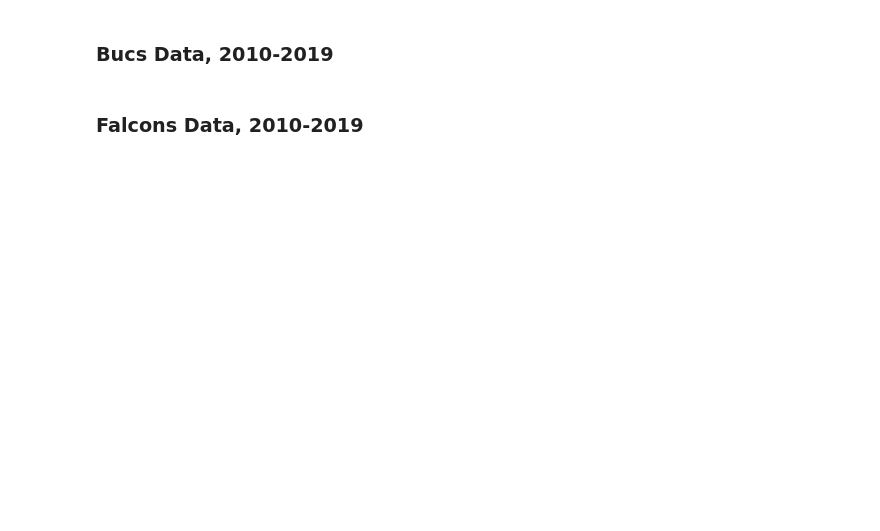
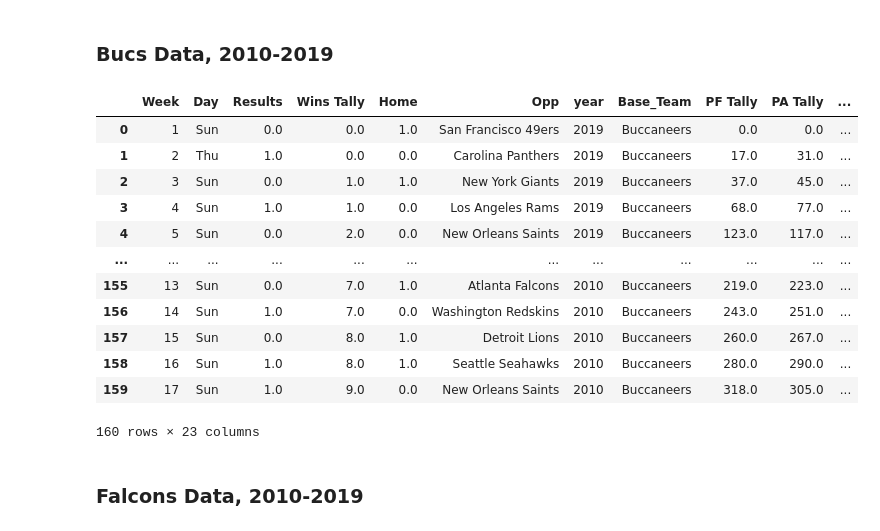
Before and after one commit to amnichols93/final_project, a Jupyter notebook: compiling.ipynb, the cells around one changed output. Saved outputs shown, nothing was run; the diff lists cells and outputs as text; code cells hidden in the pictures; blank space fills up the shorter version.

```diff
--- a/compiling.ipynb
+++ b/compiling.ipynb
@@ -1352,32 +1464,46 @@ bucs_df2017 = yearly_data(df=bucs_df2017, year=2017,
 
 bucs_df2018 = yearly_data(df=bucs_df2018, year=2018,
                         HC='Dirk Koetter',
                         OC='Todd Monken',
                         DC="Mike Smith",
                         QB='Jameis Winston',
                         QB2='Ryan Fitzpatrick', QB2_range=range(1,5,1))
 bucs_df2018.loc[bucs_df2018['Week'] == range(9,12,1), 'QB'] = "Ryan Fitzpatrick"
 bucs_df2018.loc[bucs_df2018['Week'] == range(7,18,1), 'OC'] = "Mark Duffner"
 
 bucs_df2019 = yearly_data(df=bucs_df2019, year=2019,
                         HC='Bruce Arians',
                         OC='Byron Leftwich',
                         DC='Todd Bowles',
                         QB='Jameis Winston')
 
 # Make master dataframe for team
 bucs_df = bucs_df2019.append(bucs_df2018, ignore_index=True)
 bucs_df = bucs_df.append(bucs_df2017, ignore_index=True)
 bucs_df = bucs_df.append(bucs_df2016, ignore_index=True)
 bucs_df = bucs_df.append(bucs_df2015, ignore_index=True)
 bucs_df = bucs_df.append(bucs_df2014, ignore_index=True)
 bucs_df = bucs_df.append(bucs_df2013, ignore_index=True)
 bucs_df = bucs_df.append(bucs_df2012, ignore_index=True)
 bucs_df = bucs_df.append(bucs_df2011, ignore_index=True)
 bucs_df = bucs_df.append(bucs_df2010, ignore_index=True)
 
 bucs_df['Base_Team'] = 'Buccaneers'
-bucs_df = _df.sort_values(by=['year', 'Week'], ascending=[False, True])
+bucs_df = bucs_df.sort_values(by=['year', 'Week'], ascending=[False, True])
 
 bucs_df
+# %% [output]
+|  | Week | Day | Results | Wins Tally | Home | Opp | year | Base_Team | PF Tally | PA Tally | ... |
+| 0 | 1 | Sun | 0.0 | 0.0 | 1.0 | San Francisco 49ers | 2019 | Buccaneers | 0.0 | 0.0 | ... |
+| 1 | 2 | Thu | 1.0 | 0.0 | 0.0 | Carolina Panthers | 2019 | Buccaneers | 17.0 | 31.0 | ... |
+| 2 | 3 | Sun | 0.0 | 1.0 | 1.0 | New York Giants | 2019 | Buccaneers | 37.0 | 45.0 | ... |
+| 3 | 4 | Sun | 1.0 | 1.0 | 0.0 | Los Angeles Rams | 2019 | Buccaneers | 68.0 | 77.0 | ... |
+| 4 | 5 | Sun | 0.0 | 2.0 | 0.0 | New Orleans Saints | 2019 | Buccaneers | 123.0 | 117.0 | ... |
+| ... | ... | ... | ... | ... | ... | ... | ... | ... | ... | ... | ... |
+| 155 | 13 | Sun | 0.0 | 7.0 | 1.0 | Atlanta Falcons | 2010 | Buccaneers | 219.0 | 223.0 | ... |
+| 156 | 14 | Sun | 1.0 | 7.0 | 0.0 | Washington Redskins | 2010 | Buccaneers | 243.0 | 251.0 | ... |
+| 157 | 15 | Sun | 0.0 | 8.0 | 1.0 | Detroit Lions | 2010 | Buccaneers | 260.0 | 267.0 | ... |
+| 158 | 16 | Sun | 1.0 | 8.0 | 1.0 | Seattle Seahawks | 2010 | Buccaneers | 280.0 | 290.0 | ... |
+| 159 | 17 | Sun | 1.0 | 9.0 | 0.0 | New Orleans Saints | 2010 | Buccaneers | 318.0 | 305.0 | ... |
+160 rows × 23 columns
 # %%
```
Also changed, not shown: parts of 63 cells of this notebook, 32 other files.
